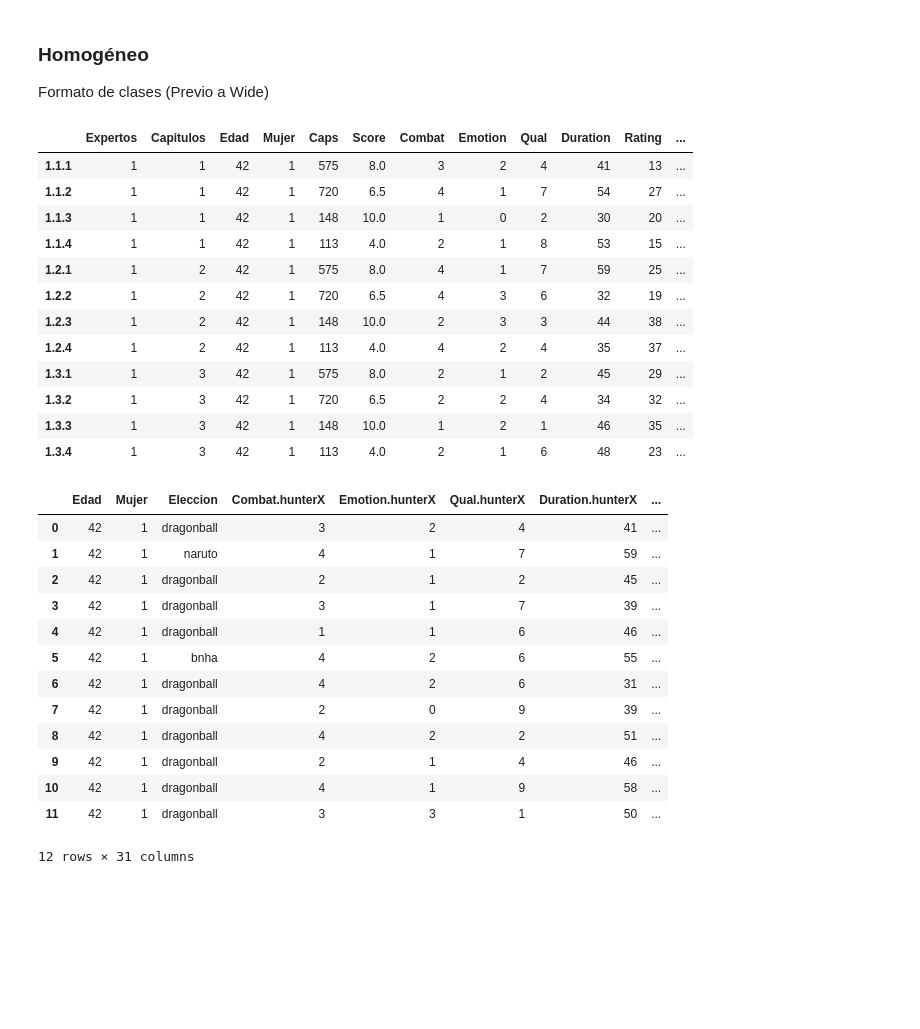
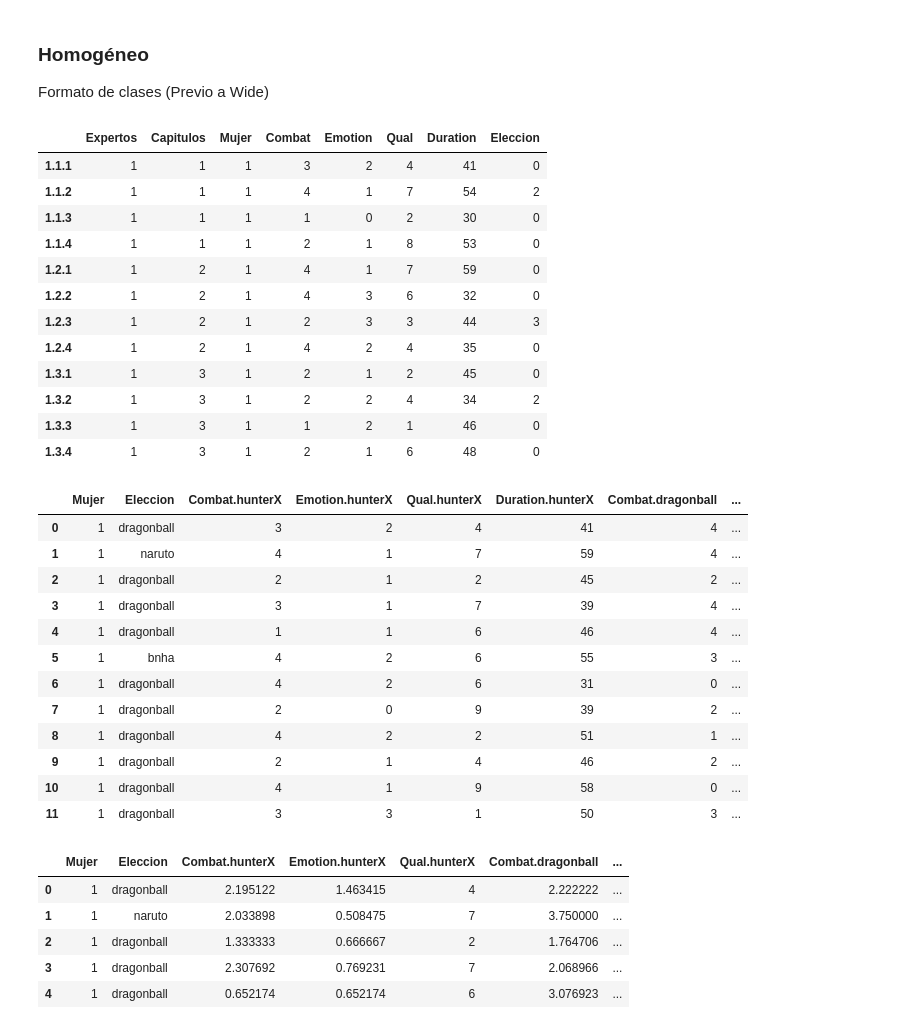
Before and after one commit to nicacevedo/MKT2, a Jupyter notebook: Tarea2/Data_Logit.ipynb, the cells around one changed output. Saved outputs shown, nothing was run; the diff lists cells and outputs as text; code cells hidden in the pictures; blank space fills up the shorter version.

```diff
--- a/Tarea2/Data_Logit.ipynb
+++ b/Tarea2/Data_Logit.ipynb
@@ -52,29 +56,29 @@ Formato de clases (Previo a Wide)
 # %%
 # Dropeamos la columnas que no nos sirven para el análisis homogéneo
 # Expertos = indiv, capitulos = tiempo, anime = producto
 df_homogeneo = df.copy() #.drop(columns=['CantCaps', 'Scoremyanimelist'])
 
 # La elección la pasamos a categorías
 df_homogeneo['Eleccion'] = df_homogeneo['Eleccion'] * df_homogeneo['Animes']
 
 # Eliminamos anime que ya es parte de Eleccion
-df_homogeneo.drop('Animes', axis=1, inplace=True)
+df_homogeneo.drop(columns=['Animes', 'Edad', 'Rating', 'Score', 'Caps'], inplace=True)
 
 df_homogeneo.head(12)
 # %% [output]
-|  | Expertos | Capitulos | Edad | Mujer | Caps | Score | Combat | Emotion | Qual | Duration | Rating | ... |
-| 1.1.1 | 1 | 1 | 42 | 1 | 575 | 8.0 | 3 | 2 | 4 | 41 | 13 | ... |
-| 1.1.2 | 1 | 1 | 42 | 1 | 720 | 6.5 | 4 | 1 | 7 | 54 | 27 | ... |
-| 1.1.3 | 1 | 1 | 42 | 1 | 148 | 10.0 | 1 | 0 | 2 | 30 | 20 | ... |
-| 1.1.4 | 1 | 1 | 42 | 1 | 113 | 4.0 | 2 | 1 | 8 | 53 | 15 | ... |
-| 1.2.1 | 1 | 2 | 42 | 1 | 575 | 8.0 | 4 | 1 | 7 | 59 | 25 | ... |
-| 1.2.2 | 1 | 2 | 42 | 1 | 720 | 6.5 | 4 | 3 | 6 | 32 | 19 | ... |
-| 1.2.3 | 1 | 2 | 42 | 1 | 148 | 10.0 | 2 | 3 | 3 | 44 | 38 | ... |
-| 1.2.4 | 1 | 2 | 42 | 1 | 113 | 4.0 | 4 | 2 | 4 | 35 | 37 | ... |
-| 1.3.1 | 1 | 3 | 42 | 1 | 575 | 8.0 | 2 | 1 | 2 | 45 | 29 | ... |
-| 1.3.2 | 1 | 3 | 42 | 1 | 720 | 6.5 | 2 | 2 | 4 | 34 | 32 | ... |
-| 1.3.3 | 1 | 3 | 42 | 1 | 148 | 10.0 | 1 | 2 | 1 | 46 | 35 | ... |
-| 1.3.4 | 1 | 3 | 42 | 1 | 113 | 4.0 | 2 | 1 | 6 | 48 | 23 | ... |
+|  | Expertos | Capitulos | Mujer | Combat | Emotion | Qual | Duration | Eleccion |
+| 1.1.1 | 1 | 1 | 1 | 3 | 2 | 4 | 41 | 0 |
+| 1.1.2 | 1 | 1 | 1 | 4 | 1 | 7 | 54 | 2 |
+| 1.1.3 | 1 | 1 | 1 | 1 | 0 | 2 | 30 | 0 |
+| 1.1.4 | 1 | 1 | 1 | 2 | 1 | 8 | 53 | 0 |
+| 1.2.1 | 1 | 2 | 1 | 4 | 1 | 7 | 59 | 0 |
+| 1.2.2 | 1 | 2 | 1 | 4 | 3 | 6 | 32 | 0 |
+| 1.2.3 | 1 | 2 | 1 | 2 | 3 | 3 | 44 | 3 |
+| 1.2.4 | 1 | 2 | 1 | 4 | 2 | 4 | 35 | 0 |
+| 1.3.1 | 1 | 3 | 1 | 2 | 1 | 2 | 45 | 0 |
+| 1.3.2 | 1 | 3 | 1 | 2 | 2 | 4 | 34 | 2 |
+| 1.3.3 | 1 | 3 | 1 | 1 | 2 | 1 | 46 | 0 |
+| 1.3.4 | 1 | 3 | 1 | 2 | 1 | 6 | 48 | 0 |
 # %%
 # Agrupamos para juntar la información de una combinación (i,j,t) en una sola (juntar los 4 animé en una sola fila y con la elección como categórica)
 
@@ -82,7 +86,7 @@ df_homogeneo.head(12)
 tupla = ['Expertos', 'Capitulos'] # El animé es parte de la eleecion
 
 # Atributos a agrupar en una sola fila por eleccion
-atributos_eleccion = ['Combat', 'Emotion', 'Qual', 'Duration', 'Rating', 'Caps', 'Score']
+atributos_eleccion = ['Combat', 'Emotion', 'Qual', 'Duration']
 
 # Animes
 animes = ['hunterX', 'dragonball', 'naruto', 'bnha']
@@ -122,17 +126,32 @@ df_homogeneo_agrupado.drop(columns=['index', 'Expertos', 'Capitulos'], inplace=T
 # Aliminamos las
 df_homogeneo_agrupado.head(12)
 # %% [output]
-|  | Edad | Mujer | Eleccion | Combat.hunterX | Emotion.hunterX | Qual.hunterX | Duration.hunterX | ... |
-| 0 | 42 | 1 | dragonball | 3 | 2 | 4 | 41 | ... |
-| 1 | 42 | 1 | naruto | 4 | 1 | 7 | 59 | ... |
-| 2 | 42 | 1 | dragonball | 2 | 1 | 2 | 45 | ... |
-| 3 | 42 | 1 | dragonball | 3 | 1 | 7 | 39 | ... |
-| 4 | 42 | 1 | dragonball | 1 | 1 | 6 | 46 | ... |
-| 5 | 42 | 1 | bnha | 4 | 2 | 6 | 55 | ... |
-| 6 | 42 | 1 | dragonball | 4 | 2 | 6 | 31 | ... |
-| 7 | 42 | 1 | dragonball | 2 | 0 | 9 | 39 | ... |
-| 8 | 42 | 1 | dragonball | 4 | 2 | 2 | 51 | ... |
-| 9 | 42 | 1 | dragonball | 2 | 1 | 4 | 46 | ... |
-| 10 | 42 | 1 | dragonball | 4 | 1 | 9 | 58 | ... |
-| 11 | 42 | 1 | dragonball | 3 | 3 | 1 | 50 | ... |
+|  | Mujer | Eleccion | Combat.hunterX | Emotion.hunterX | Qual.hunterX | Duration.hunterX | Combat.dragonball | ... |
+| 0 | 1 | dragonball | 3 | 2 | 4 | 41 | 4 | ... |
+| 1 | 1 | naruto | 4 | 1 | 7 | 59 | 4 | ... |
+| 2 | 1 | dragonball | 2 | 1 | 2 | 45 | 2 | ... |
+| 3 | 1 | dragonball | 3 | 1 | 7 | 39 | 4 | ... |
+| 4 | 1 | dragonball | 1 | 1 | 6 | 46 | 4 | ... |
+| 5 | 1 | bnha | 4 | 2 | 6 | 55 | 3 | ... |
+| 6 | 1 | dragonball | 4 | 2 | 6 | 31 | 0 | ... |
+| 7 | 1 | dragonball | 2 | 0 | 9 | 39 | 2 | ... |
+| 8 | 1 | dragonball | 4 | 2 | 2 | 51 | 1 | ... |
+| 9 | 1 | dragonball | 2 | 1 | 4 | 46 | 2 | ... |
+| 10 | 1 | dragonball | 4 | 1 | 9 | 58 | 0 | ... |
+| 11 | 1 | dragonball | 3 | 3 | 1 | 50 | 3 | ... |
-12 rows × 31 columns
+# %%
+# Tasa de Emotion
+df_homogeneo_agrupado[[f'Emotion.{anime}' for anime in animes]] = 30*df_homogeneo_agrupado[[f'Emotion.{anime}' for anime in animes]].to_numpy() / df_homogeneo_agrupado[[f'Duration.{anime}' for anime in animes]].to_numpy()
+
+# Tasa de Combat
+df_homogeneo_agrupado[[f'Combat.{anime}' for anime in animes]] = 30*df_homogeneo_agrupado[[f'Combat.{anime}' for anime in animes]].to_numpy() / df_homogeneo_agrupado[[f'Duration.{anime}' for anime in animes]].to_numpy()
+
+df_homogeneo_agrupado = df_homogeneo_agrupado.drop(columns=[f'Duration.{anime}' for anime in animes])
+df_homogeneo_agrupado.head()
+# %% [output]
+|  | Mujer | Eleccion | Combat.hunterX | Emotion.hunterX | Qual.hunterX | Combat.dragonball | ... |
+| 0 | 1 | dragonball | 2.195122 | 1.463415 | 4 | 2.222222 | ... |
+| 1 | 1 | naruto | 2.033898 | 0.508475 | 7 | 3.750000 | ... |
+| 2 | 1 | dragonball | 1.333333 | 0.666667 | 2 | 1.764706 | ... |
+| 3 | 1 | dragonball | 2.307692 | 0.769231 | 7 | 2.068966 | ... |
+| 4 | 1 | dragonball | 0.652174 | 0.652174 | 6 | 3.076923 | ... |
```
Also changed, not shown: parts of 3 cells of this notebook, 7 other files.
